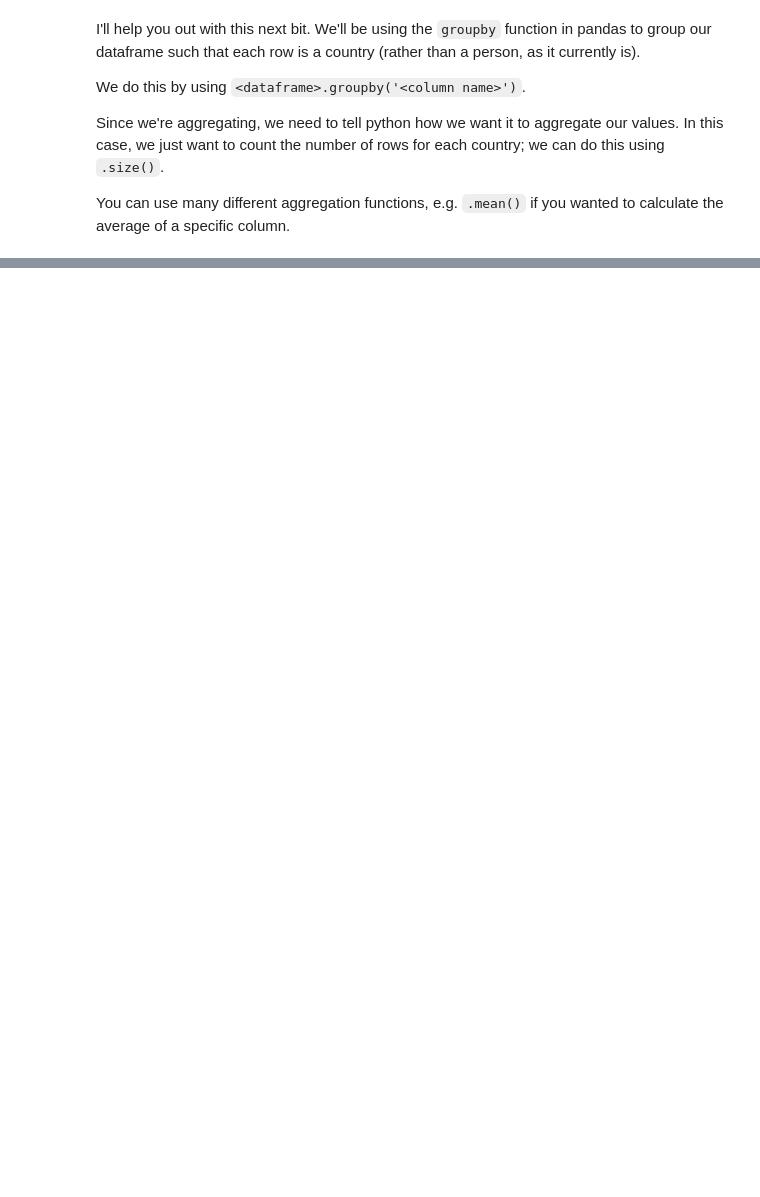
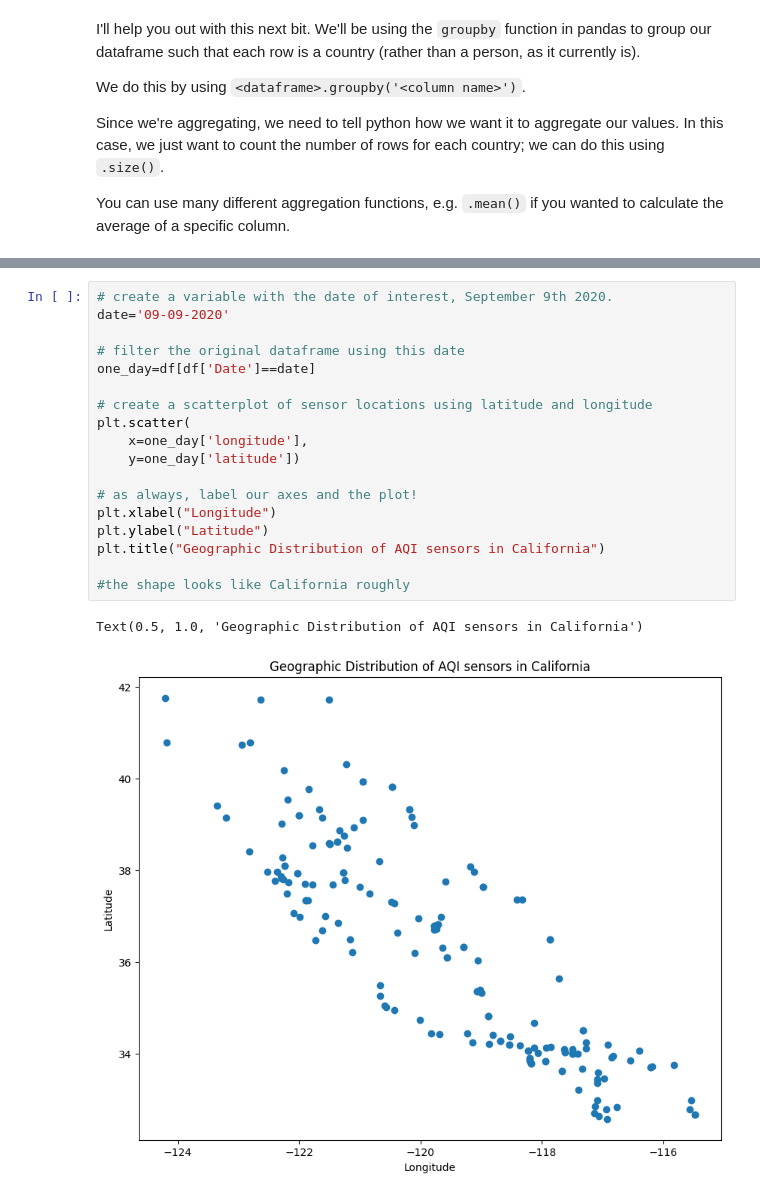
Before and after one commit to selinabdik/QM2, a Jupyter notebook: QM2_Notebook_Summaries.ipynb, the cells around one changed output, grey strips where cells are left out. Drawn from its saved outputs; the diff is of its cells as text; blank space fills up the shorter version.

```diff
--- a/QM2_Notebook_Summaries.ipynb
+++ b/QM2_Notebook_Summaries.ipynb
@@ -621,0 +613,21 @@ dtype: int64
+# %%
+# create a variable with the date of interest, September 9th 2020.
+date='09-09-2020'
+
+# filter the original dataframe using this date
+one_day=df[df['Date']==date]
+
+# create a scatterplot of sensor locations using latitude and longitude
+plt.scatter(
+    x=one_day['longitude'],
+    y=one_day['latitude'])
+
+# as always, label our axes and the plot!
+plt.xlabel("Longitude")
+plt.ylabel("Latitude")
+plt.title("Geographic Distribution of AQI sensors in California")
+
+#the shape looks like California roughly
+# %% [output]
+Text(0.5, 1.0, 'Geographic Distribution of AQI sensors in California')
+[figure, added]
```
Also changed, not shown: parts of 80 cells of this notebook.
